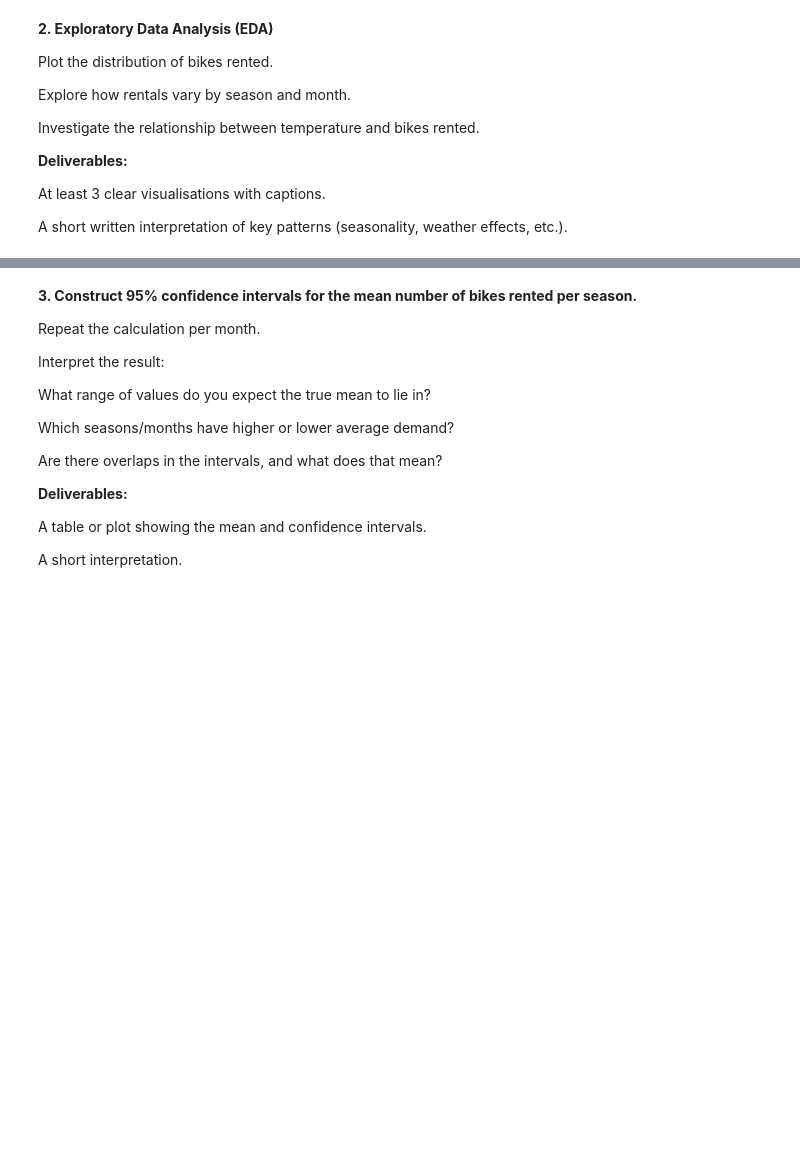
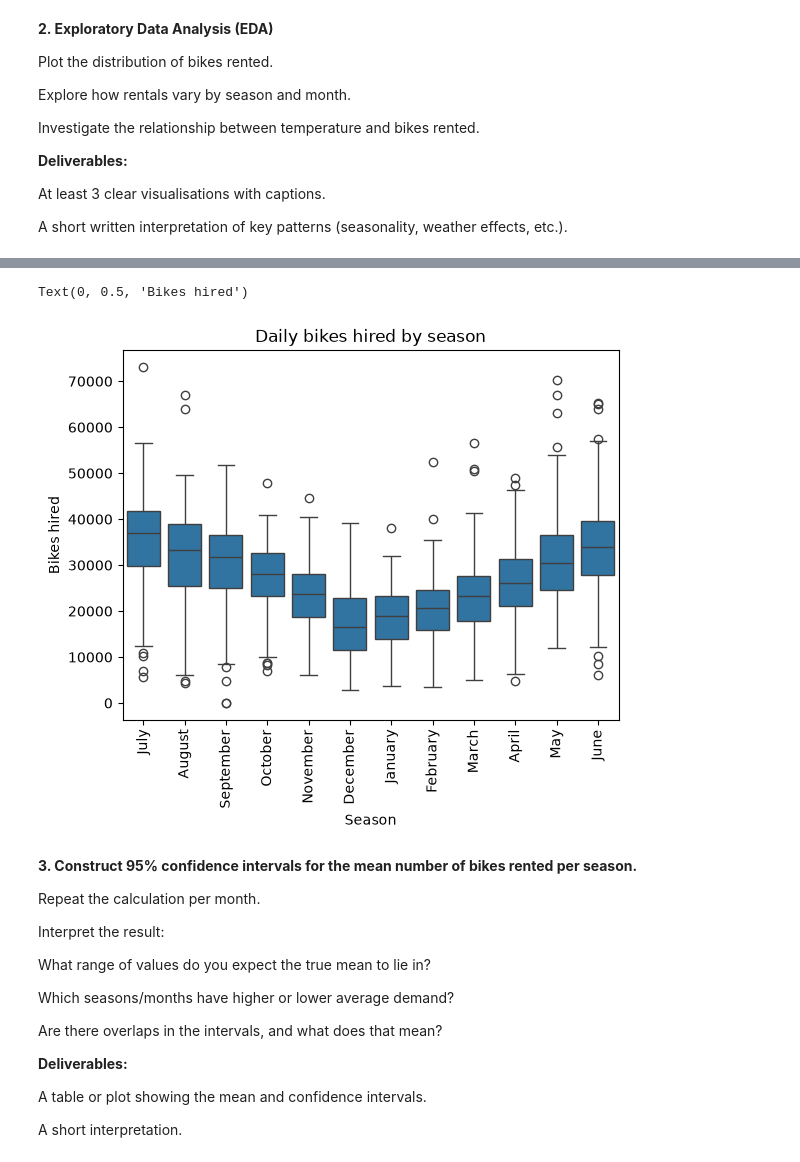
Before and after one commit to JenniferChen23/GroupProject-Analytics-Through-Coding-, a Jupyter notebook: Session_3/Group_Project.ipynb, the cells around one changed output, grey strips where cells are left out. Cells and saved outputs as stored; diff of their text form; code cells hidden in the pictures; blank space fills up the shorter version.

```diff
--- a/Session_3/Group_Project.ipynb
+++ b/Session_3/Group_Project.ipynb
@@ -190,3 +214,16 @@ A short written interpretation of key patterns (seasonality, weather effects, et
+# %%
+sns.boxplot(
+    data=bikes,
+    x="month_name",
+    y = "bikes_hired",
+)
+plt.title("Daily bikes hired by season")
+plt.xlabel("Season")
+plt.xticks(rotation=90)
+plt.ylabel("Bikes hired")
+# %% [output]
+Text(0, 0.5, 'Bikes hired')
+[figure, added]
 # %% [markdown]
 **3. Construct 95% confidence intervals for the mean number of bikes rented per season.**
 
```
Also changed, not shown: parts of 2 cells of this notebook.
